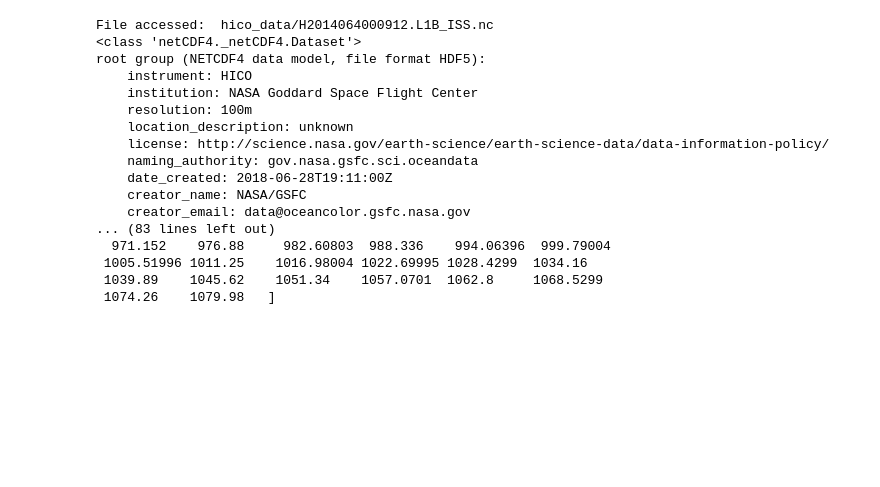
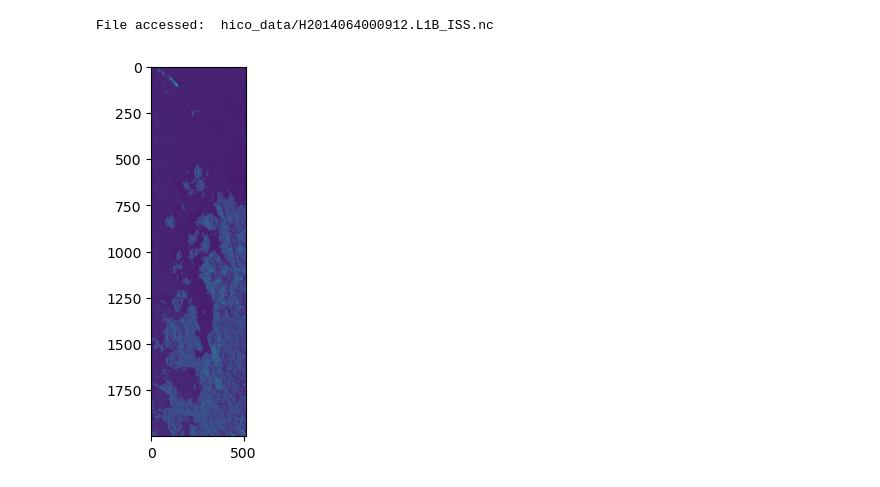
Before and after one commit to kim-ado/HYPSO-1, a Jupyter notebook: datatest.ipynb, the cells around one changed output. Cells and saved outputs as stored; diff of their text form; code cells hidden in the pictures; blank space fills up the shorter version.

Commit message:
added data visualization

```diff
--- a/datatest.ipynb
+++ b/datatest.ipynb
@@ -3,26 +4,11 @@ import blur
 # %%
 ba = blur.blurCube()
 
 ba.get_cube()
 
 ba.read_cube()
 
-ba.blur_cube()
+ba.visualize_cube()
 # %% [output]
 File accessed:  hico_data/H2014064000912.L1B_ISS.nc
-<class 'netCDF4._netCDF4.Dataset'>
-root group (NETCDF4 data model, file format HDF5):
-    instrument: HICO
-    institution: NASA Goddard Space Flight Center
-    resolution: 100m
-    location_description: unknown
-    license: http://science.nasa.gov/earth-science/earth-science-data/data-information-policy/
-    naming_authority: gov.nasa.gsfc.sci.oceandata
-    date_created: 2018-06-28T19:11:00Z
-    creator_name: NASA/GSFC
-    creator_email: data@oceancolor.gsfc.nasa.gov
-... (83 lines left out)
-  971.152    976.88     982.60803  988.336    994.06396  999.79004
- 1005.51996 1011.25    1016.98004 1022.69995 1028.4299  1034.16
- 1039.89    1045.62    1051.34    1057.0701  1062.8     1068.5299
- 1074.26    1079.98   ]
+[figure, added]
```
Also changed, not shown: parts of 2 cells of this notebook, 1 other file.
